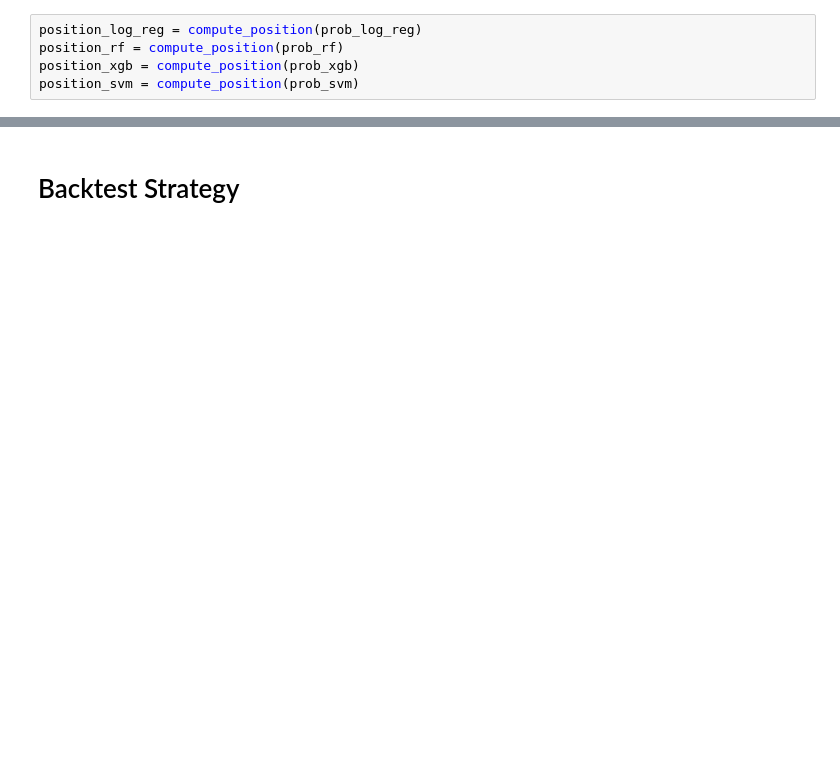
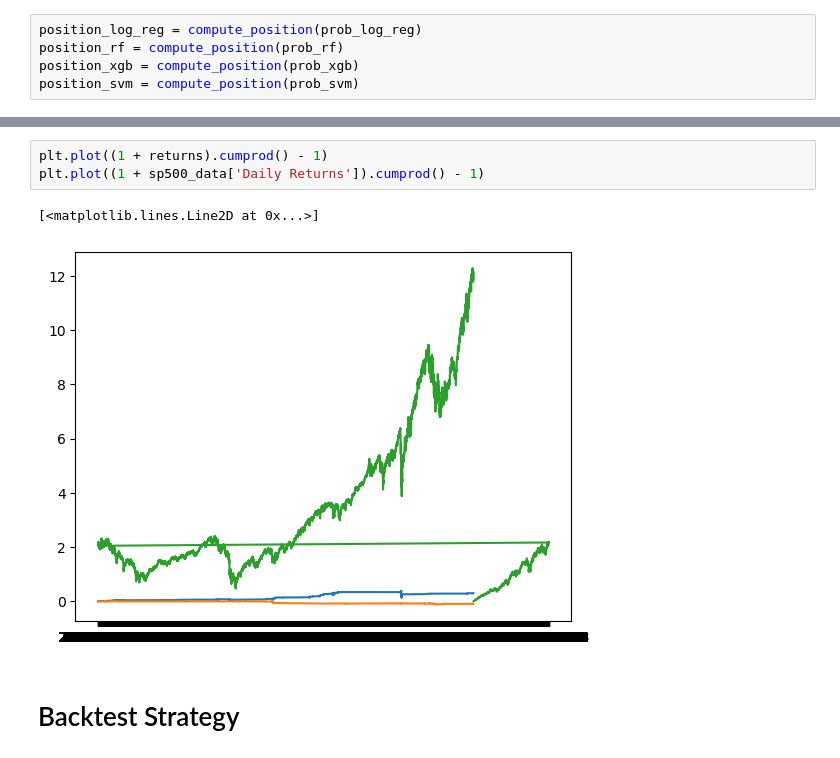
Before and after one commit to BSIC/Momentum_ML, a Jupyter notebook: Backtest.ipynb, the cells around one changed output, grey strips where cells are left out. Saved outputs shown, nothing was run; the diff lists cells and outputs as text; blank space fills up the shorter version.

```diff
--- a/Backtest.ipynb
+++ b/Backtest.ipynb
@@ -138,3 +134,9 @@ position_log_reg
+# %%
+plt.plot((1 + returns).cumprod() - 1)
+plt.plot((1 + sp500_data['Daily Returns']).cumprod() - 1)
+# %% [output]
+[<matplotlib.lines.Line2D at 0x...>]
+[figure, added]
 # %% [markdown]
 # Backtest Strategy
 # %%
```
Also changed, not shown: parts of 26 cells of this notebook.
